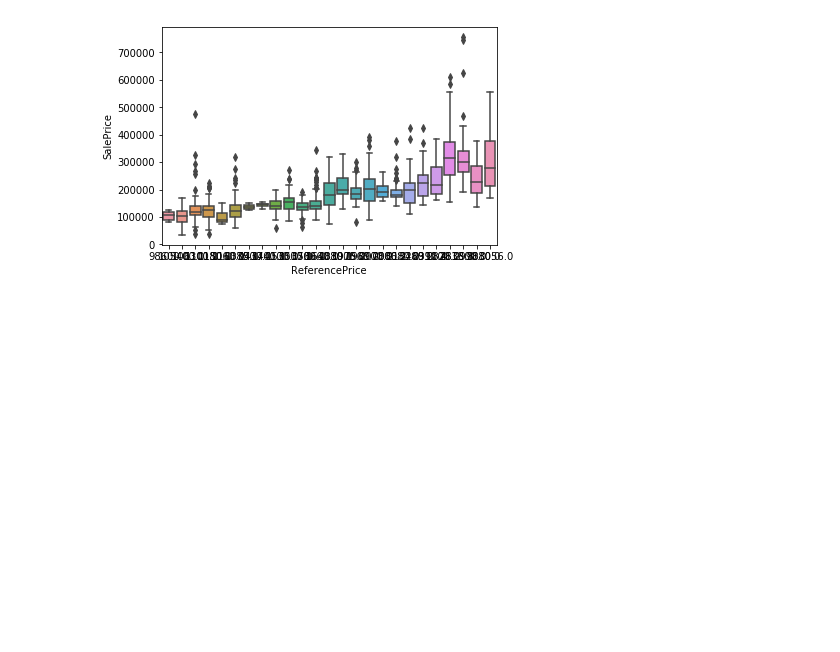
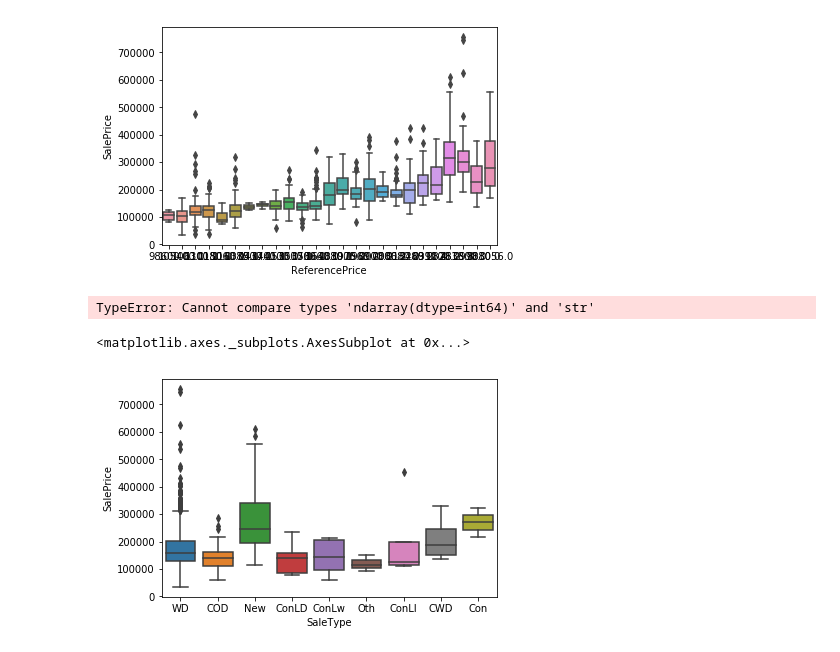
Before and after one commit to Arctanxy/learning_notes, a Jupyter notebook: project/kaggle/houseprice/HousePrice.ipynb, the cells around one changed output. Cells and saved outputs as stored; diff of their text form; code cells hidden in the pictures; blank space fills up the shorter version.

```diff
--- a/project/kaggle/houseprice/HousePrice.ipynb
+++ b/project/kaggle/houseprice/HousePrice.ipynb
@@ -288,4 +320,15 @@ sns.boxplot(x='ReferencePrice',y='SalePrice',data=train_data)
 # %% [output]
 <matplotlib.axes._subplots.AxesSubplot at 0x...>
 [figure]
+# %%
+
+train_data['SaleCondition'] = train_data['SaleCondition'].replace({'Normal':4,'Partial':5,'Family':2,'Abnorml':2,'AdjLand':1,'Alloca':3})
+sns.boxplot(x='SaleCondition',y='SalePrice',data=train_data)
+# %% [output]
+TypeError: Cannot compare types 'ndarray(dtype=int64)' and 'str'
+# %%
+sns.boxplot(x='SaleType',y='SalePrice',data=train_data)
+# %% [output]
+<matplotlib.axes._subplots.AxesSubplot at 0x...>
+[figure, added]
 # %%
```
Also changed, not shown: parts of 8 cells of this notebook, 17 other files.
